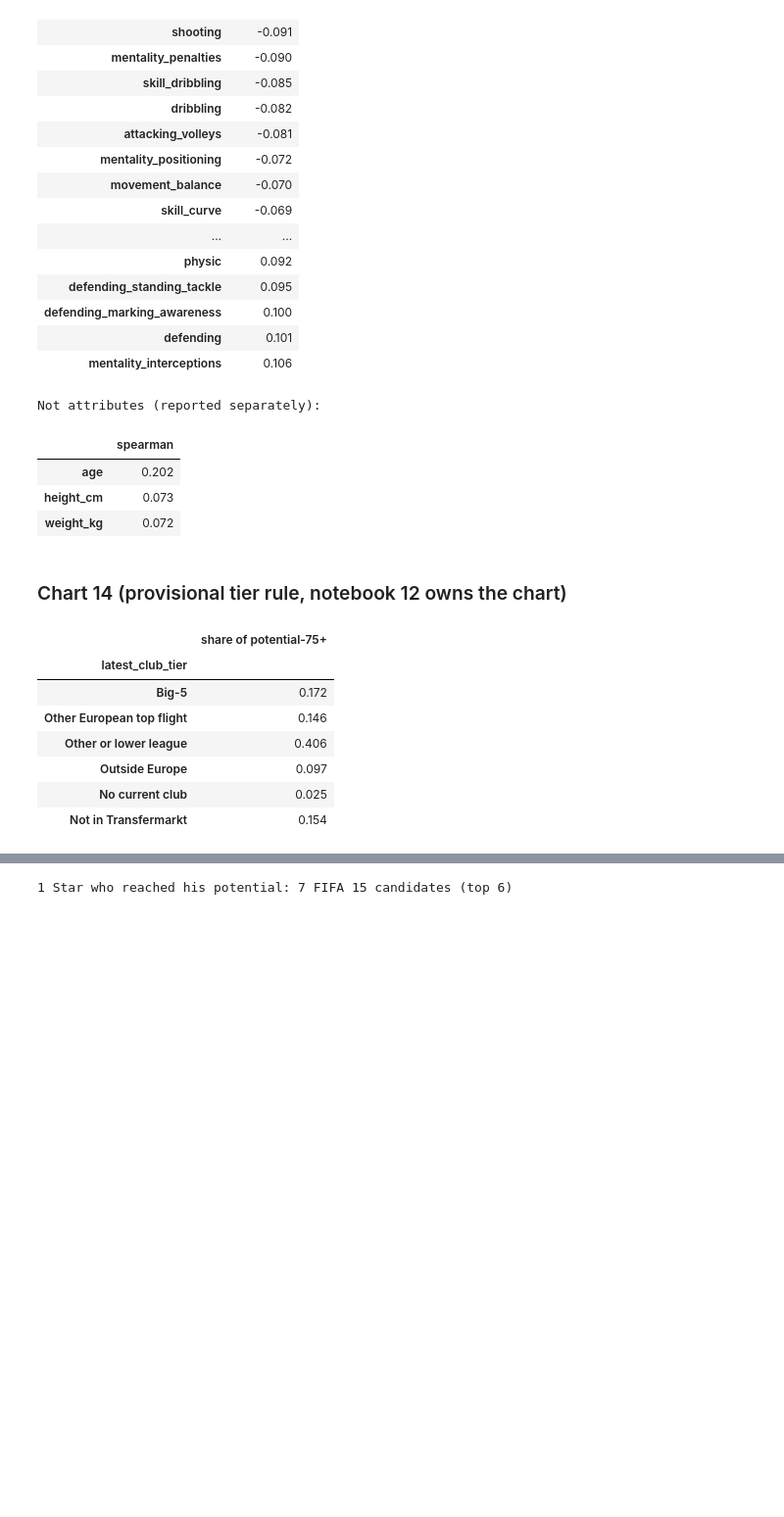
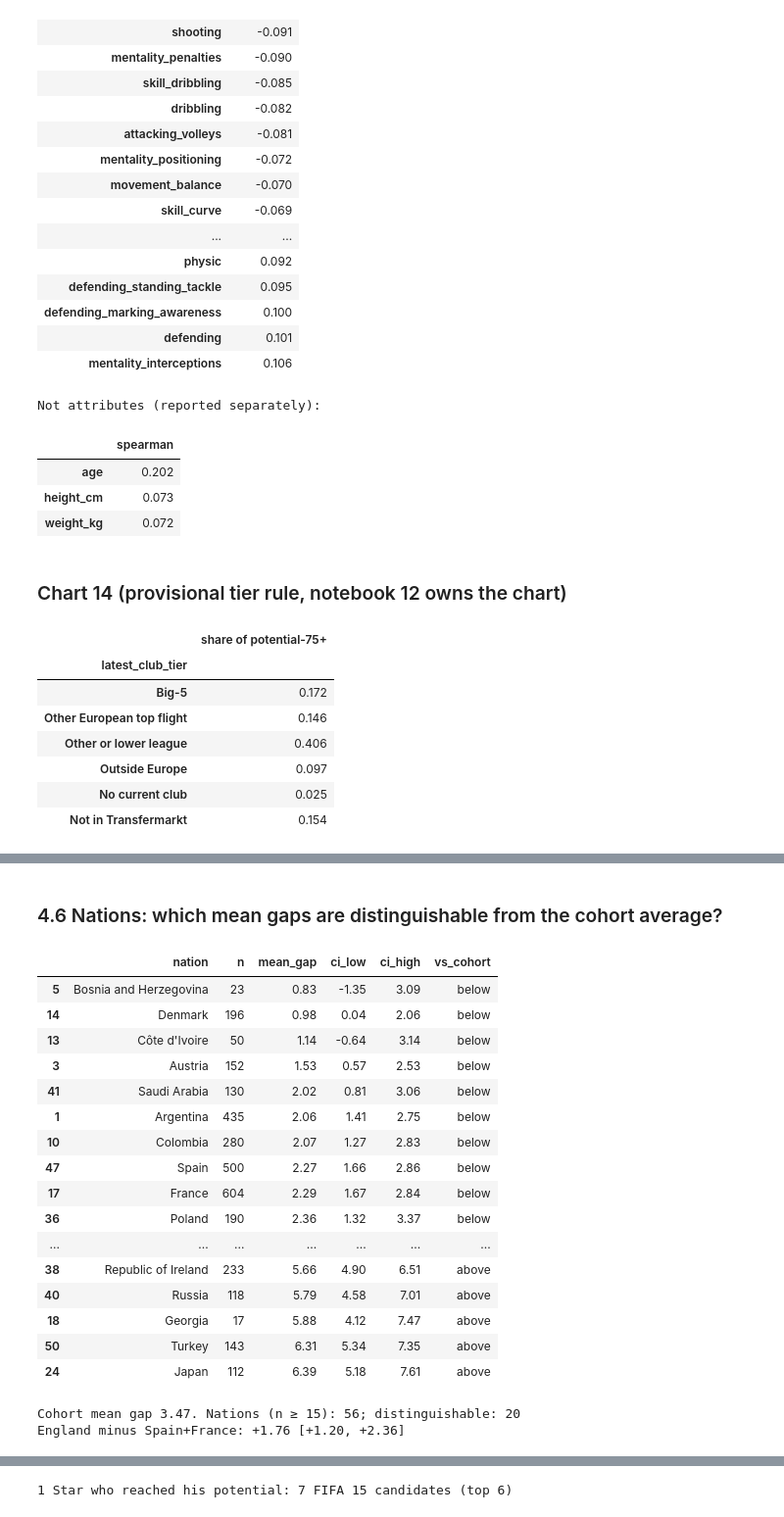
Before and after one commit to heisenberg1804/career-mode-promise, a Jupyter notebook: notebooks/05_analysis_master.ipynb, the cells around one changed output, grey strips where cells are left out. Shown at 98% size. Cells and saved outputs as stored; diff of their text form; code cells hidden in the pictures; blank space fills up the shorter version.

```diff
--- a/notebooks/05_analysis_master.ipynb
+++ b/notebooks/05_analysis_master.ipynb
@@ -420,0 +640,23 @@ F["chart_14"] = {"potential_75plus_tier_pct": {k: fd.pct(v) for k, v in tier_sha
+# %%
+hi = g[(g["potential"] >= 80) & g["club_elo_at_entry"].notna()].copy()
+hi["elo_q"] = pd.qcut(hi["club_elo_at_entry"], 4, labels=["Q1 weakest", "Q2", "Q3", "Q4 strongest"])
+q_tbl = []
+for q, d in hi.groupby("elo_q", observed=True):
+    gp, mi = boot_ci(d, lambda x: x["gap_f"].mean()), boot_ci(d, lambda x: x["made_it"].mean())
+    q_tbl.append({"club_elo_quartile": q, "n": len(d), "elo_range": f"{d['club_elo_at_entry'].min():.0f}–{d['club_elo_at_entry'].max():.0f}",
+                  "mean_potential": round(d["potential"].mean(), 1), "mean_gap": round(gp[0], 2), "gap_ci": f"{gp[1]:.2f}–{gp[2]:.2f}",
+                  "made_it_pct": round(mi[0] * 100, 1), "made_it_ci": f"{mi[1]*100:.1f}–{mi[2]*100:.1f}"})
+q_tbl = pd.DataFrame(q_tbl); display(q_tbl)
+
+def elo_coef(d):
+    # gap ~ 1 + Elo/100 + potential + age: Elo coefficient (points of gap per 100 Elo)
+    X = np.column_stack([np.ones(len(d)), d["club_elo_at_entry"] / 100, d["potential"], d["age"]])
+    return np.linalg.lstsq(X, d["gap_f"], rcond=None)[0][1]
+coef = boot_ci(hi, elo_coef)
+rho_hi = boot_ci(hi, lambda d: spearman(d["club_elo_at_entry"], d["gap_f"]))
+rho_all = boot_ci(g[g["club_elo_at_entry"].notna()], lambda d: spearman(d["club_elo_at_entry"], d["gap_f"]))
+print(f"Potential 80+: gap change per +100 club Elo, holding potential and age: {coef[0]:+.2f} [{coef[1]:+.2f}, {coef[2]:+.2f}]")
+print(f"Spearman(club Elo, gap): potential 80+ {rho_hi[0]:.2f} [{rho_hi[1]:.2f}, {rho_hi[2]:.2f}]; all {rho_all[0]:.2f} [{rho_all[1]:.2f}, {rho_all[2]:.2f}]")
+check("Elite-club effect: Elo coefficient CI excludes 0", coef[2] < 0 or coef[1] > 0, f"{coef[0]:+.2f}")
+ROB["club_effect"] = {"potential_80plus_quartiles": q_tbl.to_dict("records"), "gap_per_100_elo_controlled": fmt(coef),
+                      "spearman_elo_gap_80plus": fmt(rho_hi), "spearman_elo_gap_all": fmt(rho_all), "n_80plus_with_elo": len(hi)}
@@ -420,0 +672,42 @@ F["chart_14"] = {"potential_75plus_tier_pct": {k: fd.pct(v) for k, v in tier_sha
+# %% [markdown]
+### 4.6 Nations: which mean gaps are distinguishable from the cohort average?
+# %%
+cohort_mean = g["gap_f"].mean()
+nat_rows = []
+for n_, d in g.groupby("nationality_name"):
+    if len(d) < config.CHART_MIN_NATION_N:
+        continue
+    t = boot_ci(d, lambda x: x["gap_f"].mean())
+    nat_rows.append({"nation": n_, "n": len(d), "mean_gap": round(t[0], 2), "ci_low": round(t[1], 2), "ci_high": round(t[2], 2),
+                     "vs_cohort": "above" if t[1] > cohort_mean else ("below" if t[2] < cohort_mean else "not distinguishable")})
+nat_ci = pd.DataFrame(nat_rows).sort_values("mean_gap")
+display(nat_ci[nat_ci["vs_cohort"] != "not distinguishable"])
+print(f"Cohort mean gap {cohort_mean:.2f}. Nations (n ≥ {config.CHART_MIN_NATION_N}): {len(nat_ci)}; "
+      f"distinguishable: {int((nat_ci['vs_cohort'] != 'not distinguishable').sum())}")
+eng_vs = g[g["nationality_name"].isin(["England", "Spain", "France"])].assign(grp=lambda d: d["nationality_name"].eq("England"))
+eng_diff = boot_ci(eng_vs, lambda d: d.loc[d["grp"], "gap_f"].mean() - d.loc[~d["grp"], "gap_f"].mean())
+print(f"England minus Spain+France: {eng_diff[0]:+.2f} [{eng_diff[1]:+.2f}, {eng_diff[2]:+.2f}]")
+ROB["nations"] = {"cohort_mean_gap": round(cohort_mean, 2), "table": nat_ci.to_dict("records"),
+                  "above_average": nat_ci.loc[nat_ci["vs_cohort"] == "above", "nation"].tolist(),
+                  "below_average": nat_ci.loc[nat_ci["vs_cohort"] == "below", "nation"].tolist(),
+                  "england_minus_spain_france": fmt(eng_diff)}
+# %% [output]
+|  | nation | n | mean_gap | ci_low | ci_high | vs_cohort |
+| 5 | Bosnia and Herzegovina | 23 | 0.83 | -1.35 | 3.09 | below |
+| 14 | Denmark | 196 | 0.98 | 0.04 | 2.06 | below |
+| 13 | Côte d'Ivoire | 50 | 1.14 | -0.64 | 3.14 | below |
+| 3 | Austria | 152 | 1.53 | 0.57 | 2.53 | below |
+| 41 | Saudi Arabia | 130 | 2.02 | 0.81 | 3.06 | below |
+| 1 | Argentina | 435 | 2.06 | 1.41 | 2.75 | below |
+| 10 | Colombia | 280 | 2.07 | 1.27 | 2.83 | below |
+| 47 | Spain | 500 | 2.27 | 1.66 | 2.86 | below |
+| 17 | France | 604 | 2.29 | 1.67 | 2.84 | below |
+| 36 | Poland | 190 | 2.36 | 1.32 | 3.37 | below |
+| ... | ... | ... | ... | ... | ... | ... |
+| 38 | Republic of Ireland | 233 | 5.66 | 4.90 | 6.51 | above |
+| 40 | Russia | 118 | 5.79 | 4.58 | 7.01 | above |
+| 18 | Georgia | 17 | 5.88 | 4.12 | 7.47 | above |
+| 50 | Turkey | 143 | 6.31 | 5.34 | 7.35 | above |
+| 24 | Japan | 112 | 6.39 | 5.18 | 7.61 | above |
+Cohort mean gap 3.47. Nations (n ≥ 15): 56; distinguishable: 20
+England minus Spain+France: +1.76 [+1.20, +2.36]
```
Also changed, not shown: parts of 22 cells of this notebook, 6 other files.
